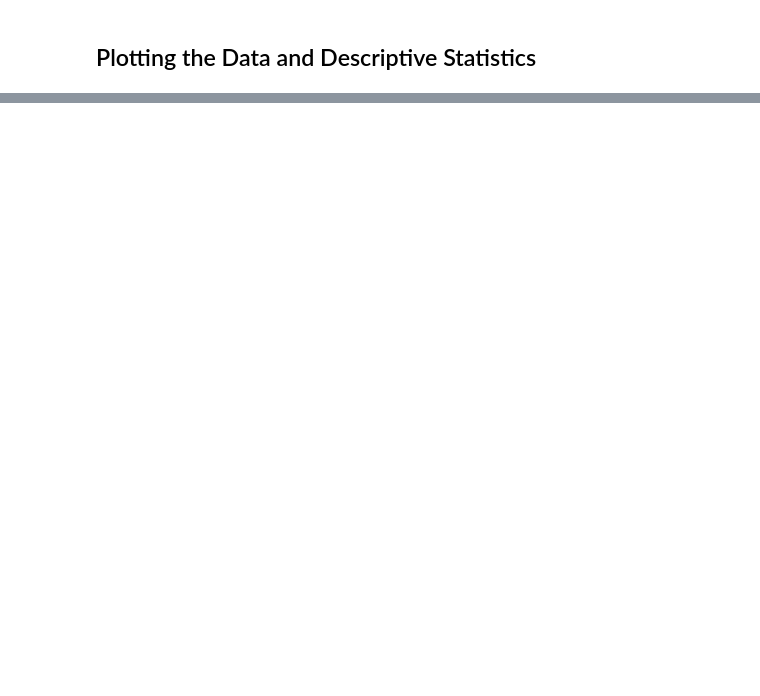
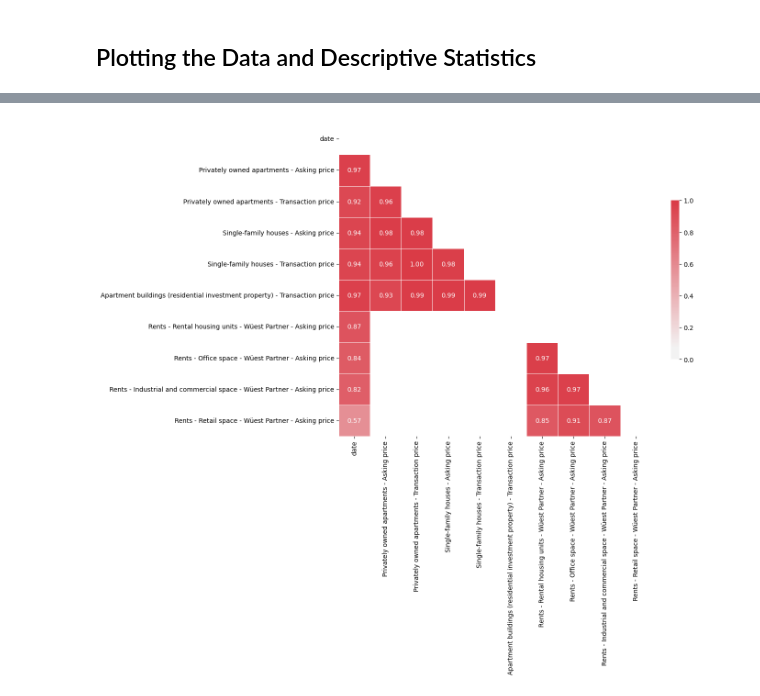
Before and after one commit to TylerKleinbauer/Personal-Projects, a Jupyter notebook: predicting_housing_market_prices/housing_market_analysis.ipynb, the cells around one changed output, grey strips where cells are left out. Saved outputs shown, nothing was run; the diff lists cells and outputs as text; code cells hidden in the pictures; blank space fills up the shorter version.

```diff
--- a/predicting_housing_market_prices/housing_market_analysis.ipynb
+++ b/predicting_housing_market_prices/housing_market_analysis.ipynb
@@ -409,0 +549,7 @@ housing_df
+# %%
+averaged_df = dfs['averaged_df']
+rents_df = dfs['rents_df']
+
+statistics_df = pd.concat([averaged_df, rents_df])
+
+statistics_df.describe()
@@ -409,0 +566,28 @@ housing_df
+# %%
+import seaborn as sns
+import numpy as np
+import pandas as pd
+import matplotlib.pyplot as plt
+
+corr = statistics_df.corr()
+mask = np.triu(np.ones_like(corr, dtype=bool))
+f, ax = plt.subplots(figsize=(11,9))
+cmap = sns.diverging_palette(240,10, sep=20,as_cmap=True)
+
+# Add annot=True to display the correlation values
+# fmt='.2f' rounds to 2 decimal places
+sns.heatmap(corr,
+            mask=mask,
+            cmap=cmap,
+            vmin=0,
+            vmax=1,
+            center=0,
+            square=True,
+            linewidths=.5,
+            cbar_kws={'shrink':.5},
+            annot=True,
+            fmt='.2f')
+
+plt.show()
+# %% [output]
+[figure, added]
```
Also changed, not shown: parts of 11 cells of this notebook.
